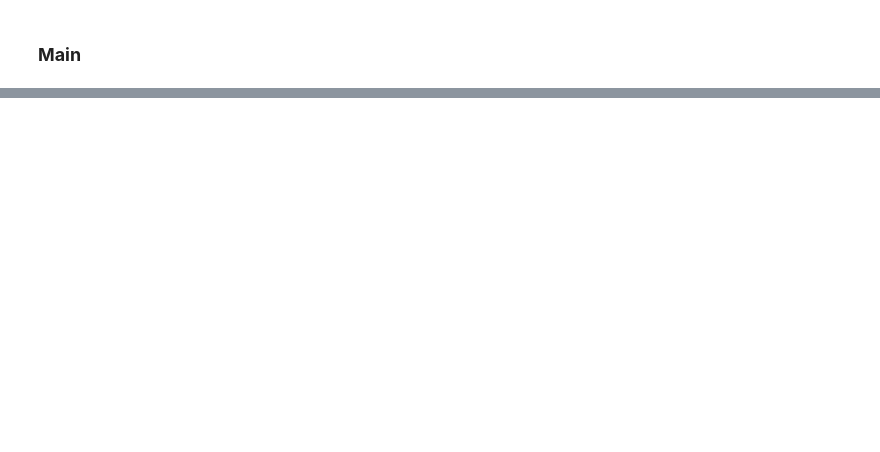
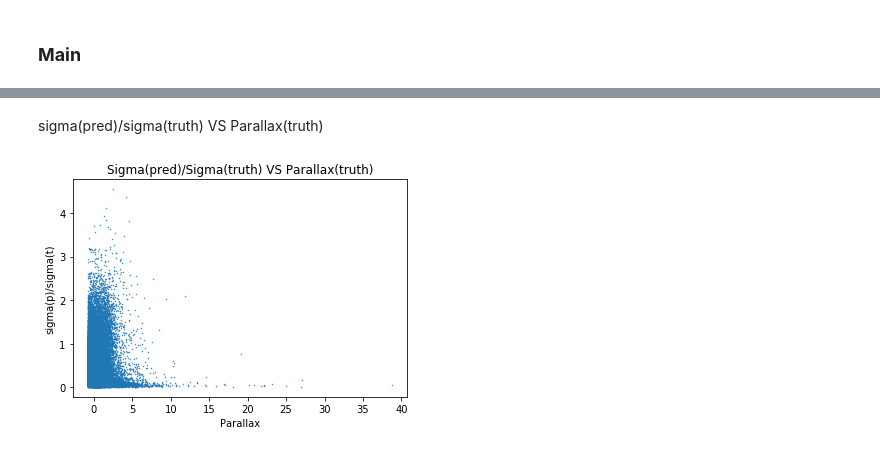
Before and after one commit to shuaigezhu/starDist, a Jupyter notebook: starDist.ipynb, the cells around one changed output, grey strips where cells are left out. Cells and saved outputs as stored; diff of their text form; code cells hidden in the pictures; blank space fills up the shorter version.

```diff
--- a/starDist.ipynb
+++ b/starDist.ipynb
@@ -879,0 +1134,14 @@ Epoch: 29, Avg_loss: -80.43914855957031
+# %% [markdown]
+sigma(pred)/sigma(truth)  VS  Parallax(truth)
+# %%
+x = ls_y
+y = list(np_tpe / np_sigma)
+
+plt.scatter(x,y, s=0.2)
+plt.xlabel('Parallax')
+plt.ylabel('sigma(p)/sigma(t)')
+plt.title(r'Sigma(pred)/Sigma(truth) VS Parallax(truth)')
+
+plt.show()
+# %% [output]
+[figure, added]
```
Also changed, not shown: parts of 20 cells of this notebook.
